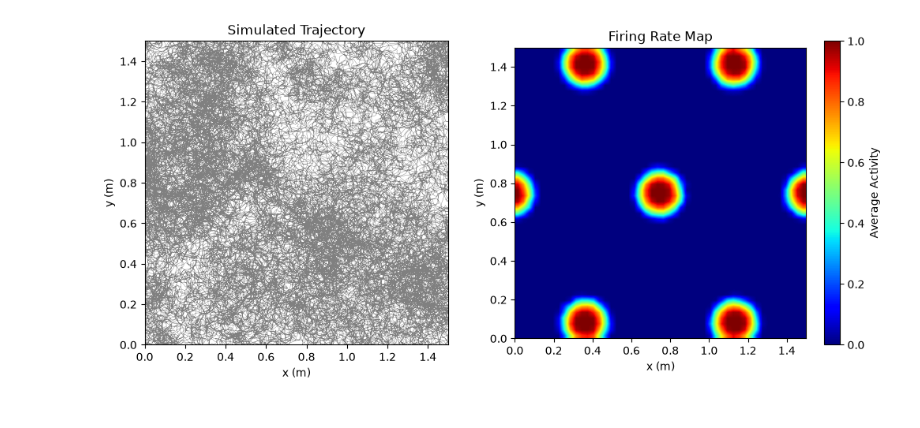
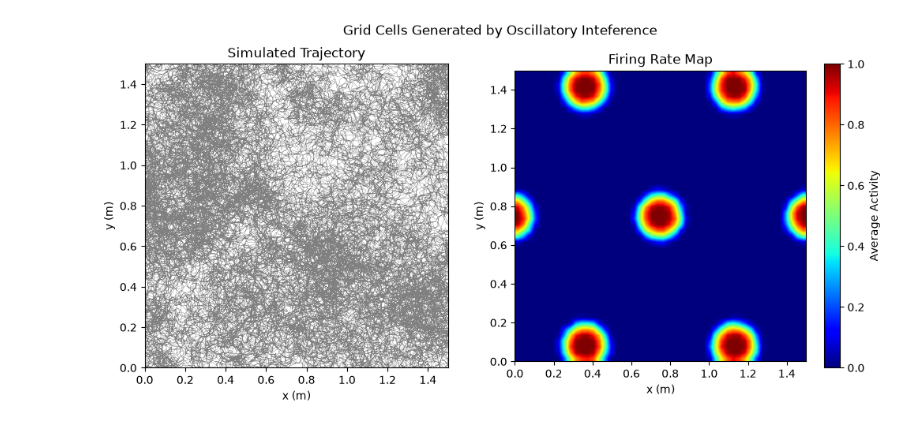
Before and after one commit to siaulich/grid-cells, a Jupyter notebook: oscillatory_inference_model_2d.ipynb, the cells around one changed output. Drawn from its saved outputs; the diff is of its cells as text; code cells hidden in the pictures.

```diff
--- a/oscillatory_inference_model_2d.ipynb
+++ b/oscillatory_inference_model_2d.ipynb
@@ -64,32 +64,33 @@ pref_dirs_deg = (0, 60, 120)
 
 interference = oscillatory_interference_signal(
     velocity, dt, f0=f0, beta=beta, pref_dirs_deg=pref_dirs_deg
 )
 spikes = signal_to_spikes(
     interference,
     n_dirs=len(pref_dirs_deg),
     threshold_frac=0.6,
     rng=rng,
 )
 
 binned_activity, edges = activity_map(position, spikes)
 fig, ax = plt.subplots(
     1, 2, figsize=(12, 5), gridspec_kw={"width_ratios": (1, 1.2)}
 )
 cb = ax[1].imshow(
     binned_activity, origin="lower", extent=[0, box_size, 0, box_size], cmap="jet",interpolation="bilinear",
 )
 ax[1].set_xlabel("x (m)")
 ax[1].set_ylabel("y (m)")
 ax[1].set_title("Firing Rate Map")
 fig.colorbar(cb, ax=ax[1], label="Average Activity")
 
 ax[0].set_title("Simulated Trajectory")
 ax[0].plot(position[:,0], position[:,1], lw=0.3, color="gray")
 ax[0].set_xlabel("x (m)")
 ax[0].set_ylabel("y (m)")
 ax[0].set_xlim((0, box_size))
 ax[0].set_ylim((0, box_size))
-fig.savefig("plots/can_grid_cells.pdf")
+fig.suptitle("Grid Cells Generated by Oscillatory Inteference")
+fig.savefig("plots/oi_grid_cells.png")
 # %% [output]
-[figure, old version]
+[figure, new version]
```
Also changed, not shown: 4 other files.
